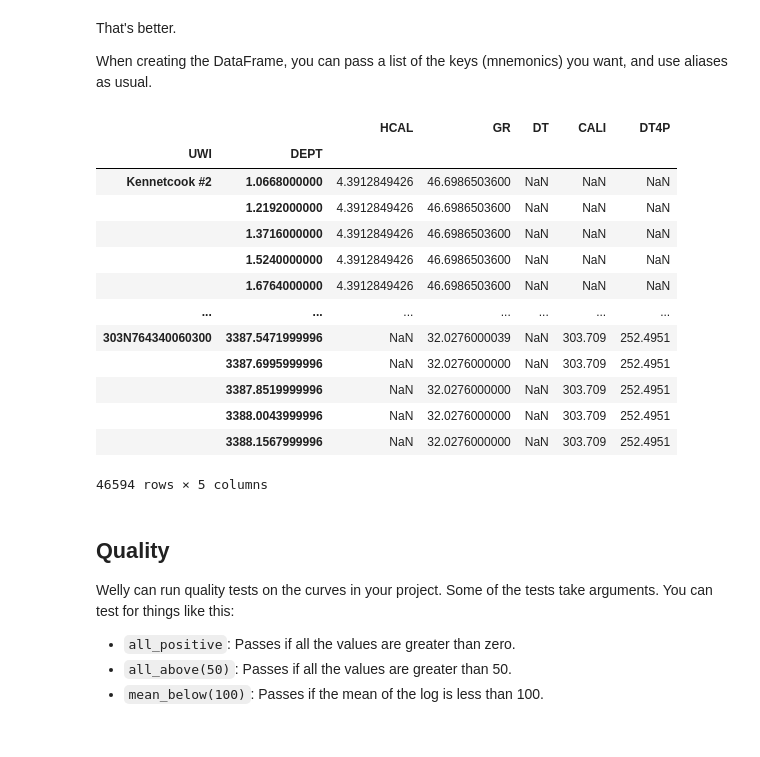
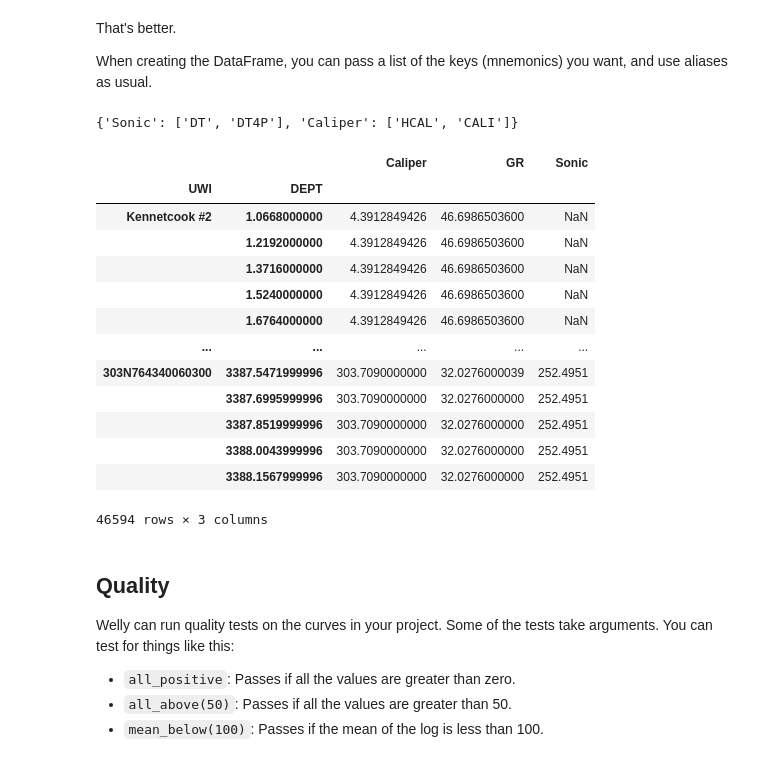
Before and after one commit to agilescientific/welly, a Jupyter notebook: docs/_userguide/Projects.ipynb, the cells around one changed output. Drawn from its saved outputs; the diff is of its cells as text; code cells hidden in the pictures.

```diff
--- a/docs/_userguide/Projects.ipynb
+++ b/docs/_userguide/Projects.ipynb
@@ -129,26 +129,30 @@ p[0]
 That's better.
 
 When creating the DataFrame, you can pass a list of the keys (mnemonics) you want, and use aliases as usual.
+# %%
+alias
+# %% [output]
+{'Sonic': ['DT', 'DT4P'], 'Caliper': ['HCAL', 'CALI']}
 # %%
 keys = ['Caliper', 'GR', 'Sonic']
 
-df = p.df(keys=keys, alias=alias)
+df = p.df(keys=keys, alias=alias, rename_aliased=True)
 df
 # %% [output]
-|  |  | HCAL | GR | DT | CALI | DT4P |
-| UWI | DEPT |  |  |  |  |  |
-| Kennetcook #2 | 1.0668000000 | 4.3912849426 | 46.6986503600 | NaN | NaN | NaN |
-|  | 1.2192000000 | 4.3912849426 | 46.6986503600 | NaN | NaN | NaN |
-|  | 1.3716000000 | 4.3912849426 | 46.6986503600 | NaN | NaN | NaN |
-|  | 1.5240000000 | 4.3912849426 | 46.6986503600 | NaN | NaN | NaN |
-|  | 1.6764000000 | 4.3912849426 | 46.6986503600 | NaN | NaN | NaN |
-| ... | ... | ... | ... | ... | ... | ... |
-| 303N764340060300 | 3387.5471999996 | NaN | 32.0276000039 | NaN | 303.709 | 252.4951 |
-|  | 3387.6995999996 | NaN | 32.0276000000 | NaN | 303.709 | 252.4951 |
-|  | 3387.8519999996 | NaN | 32.0276000000 | NaN | 303.709 | 252.4951 |
-|  | 3388.0043999996 | NaN | 32.0276000000 | NaN | 303.709 | 252.4951 |
-|  | 3388.1567999996 | NaN | 32.0276000000 | NaN | 303.709 | 252.4951 |
+|  |  | Caliper | GR | Sonic |
+| UWI | DEPT |  |  |  |
+| Kennetcook #2 | 1.0668000000 | 4.3912849426 | 46.6986503600 | NaN |
+|  | 1.2192000000 | 4.3912849426 | 46.6986503600 | NaN |
+|  | 1.3716000000 | 4.3912849426 | 46.6986503600 | NaN |
+|  | 1.5240000000 | 4.3912849426 | 46.6986503600 | NaN |
+|  | 1.6764000000 | 4.3912849426 | 46.6986503600 | NaN |
+| ... | ... | ... | ... | ... |
+| 303N764340060300 | 3387.5471999996 | 303.7090000000 | 32.0276000039 | 252.4951 |
+|  | 3387.6995999996 | 303.7090000000 | 32.0276000000 | 252.4951 |
+|  | 3387.8519999996 | 303.7090000000 | 32.0276000000 | 252.4951 |
+|  | 3388.0043999996 | 303.7090000000 | 32.0276000000 | 252.4951 |
+|  | 3388.1567999996 | 303.7090000000 | 32.0276000000 | 252.4951 |
-46594 rows × 5 columns
+46594 rows × 3 columns
 # %% [markdown]
 ## Quality
 
```
Also changed, not shown: parts of 3 cells of this notebook, 5 other files.
